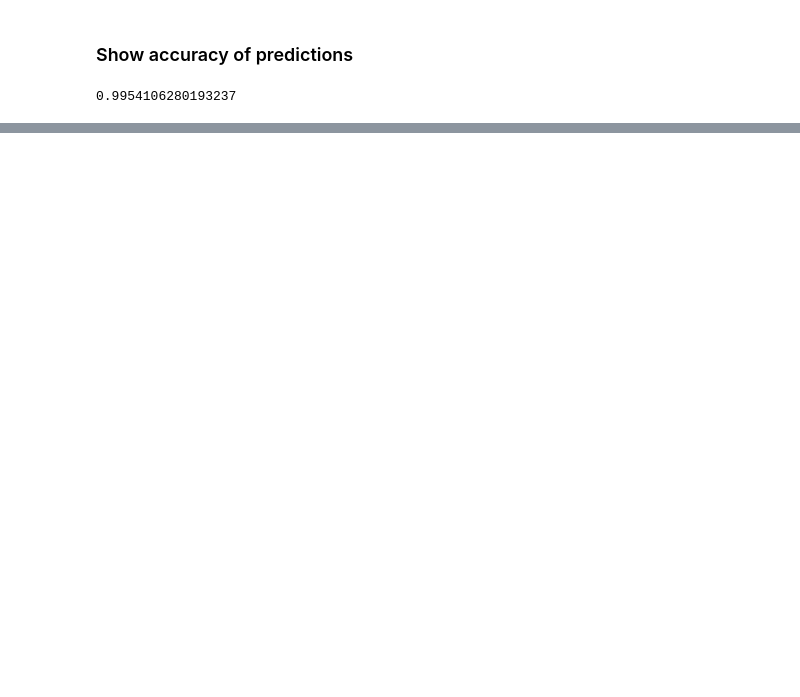
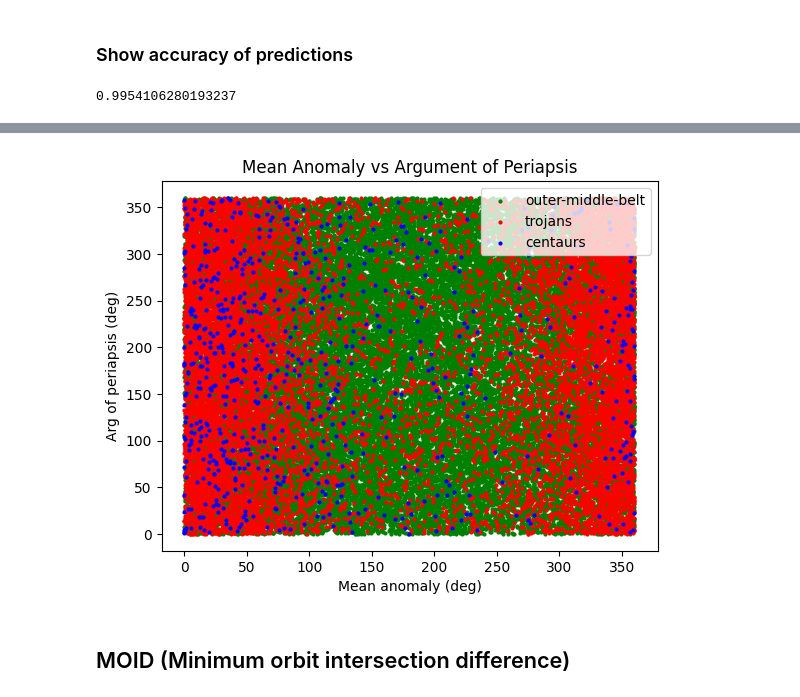
Before and after one commit to GPGN-268-archive/FP-02-Trojans, a Jupyter notebook: duncan-notebook.ipynb, the cells around one changed output, grey strips where cells are left out. Saved outputs shown, nothing was run; the diff lists cells and outputs as text; code cells hidden in the pictures; blank space fills up the shorter version.

Commit message:
Added other plots & improved visualizations

```diff
--- a/duncan-notebook.ipynb
+++ b/duncan-notebook.ipynb
@@ -61,0 +81,13 @@ print(accuracy)
+# %%
+plt.scatter(outermb["ma"], outermb["w"], c = "g", s = 4, label = "outer-middle-belt")
+plt.scatter(trojans["ma"], trojans["w"], c = "r", s = 4, label = "trojans")
+plt.scatter(centaurs["ma"], centaurs["w"], c = "b", s = 4, label = "centaurs")
+plt.legend(loc = 'upper right')
+plt.title("Mean Anomaly vs Argument of Periapsis")
+plt.xlabel("Mean anomaly (deg)")
+plt.ylabel("Arg of periapsis (deg)")
+plt.show()
+# %% [output]
+[figure, added]
+# %% [markdown]
+## MOID (Minimum orbit intersection difference)
```
Also changed, not shown: parts of 6 cells of this notebook.
